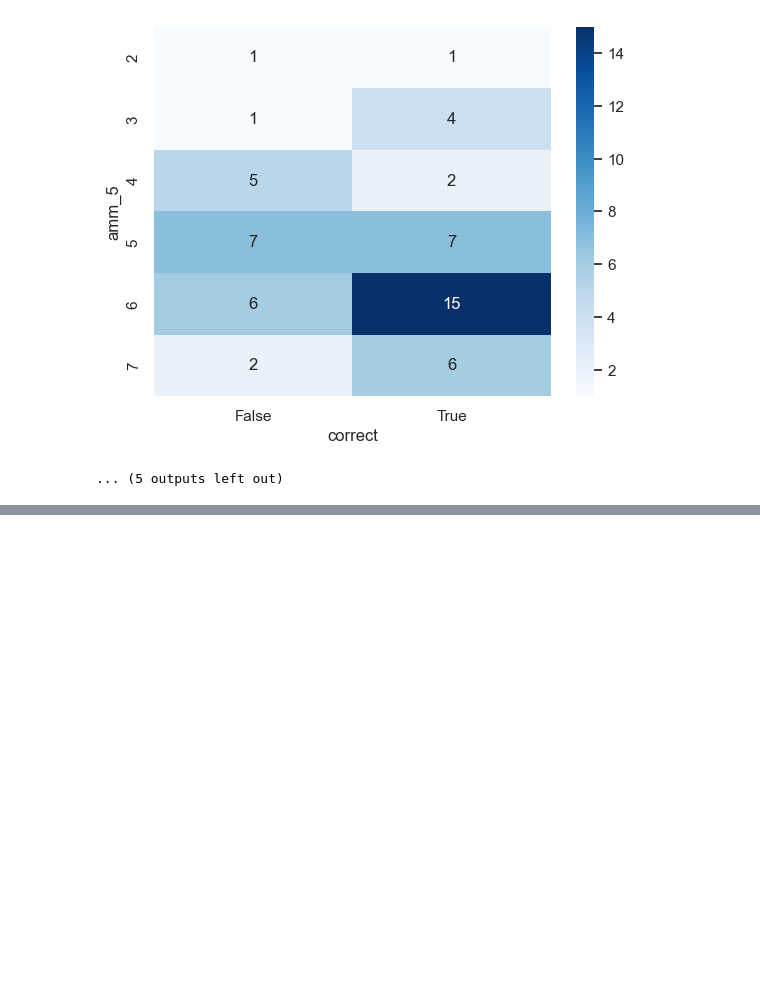
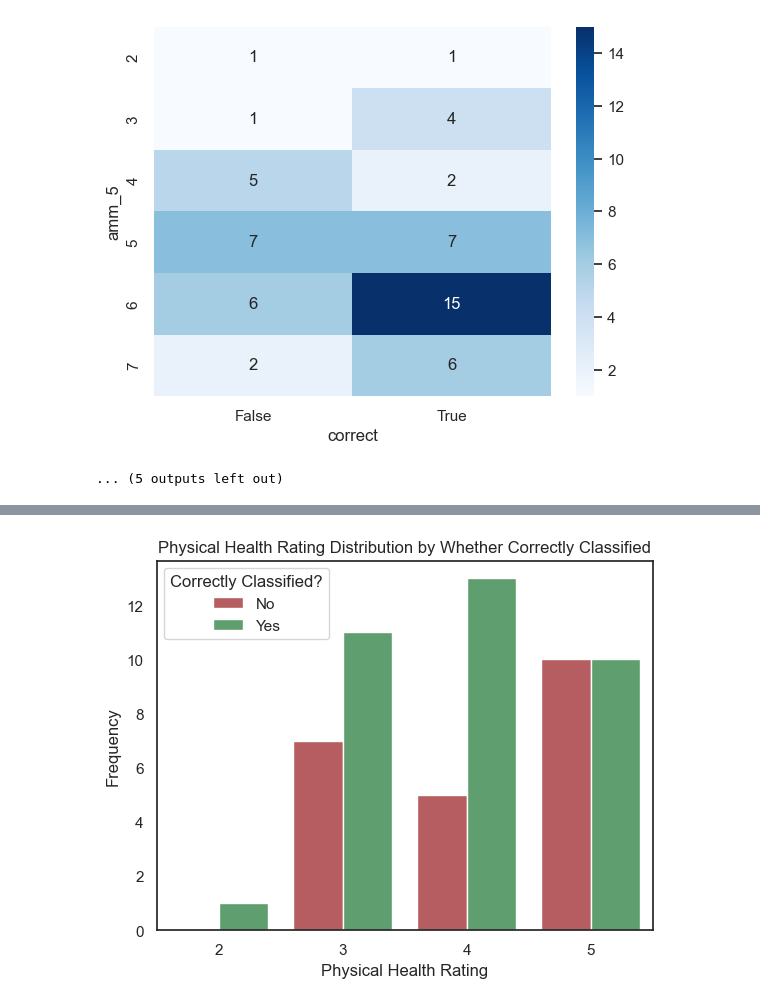
Before and after one commit to duncan-ross/cv-fall-risk-predictions, a Jupyter notebook: src/posthoc-analysis.ipynb, the cells around one changed output, grey strips where cells are left out. Cells and saved outputs as stored; diff of their text form; code cells hidden in the pictures; blank space fills up the shorter version.

```diff
--- a/src/posthoc-analysis.ipynb
+++ b/src/posthoc-analysis.ipynb
@@ -36,7 +36,7 @@ feature_plots = {
     "SEE_2": "heatmap",
     "SEE_3": "heatmap",
     "SC9": "heatmap",
-    "Global01": "heatmap",
+    "Global01": "barplot",
     "Global03": "barplot"
 }
 # %%
@@ -71,0 +87,10 @@ for feature, plot_type in feature_plots.items():
+# %%
+# Health Plot
+sns.countplot(merged_results, x=feature, hue="Correctly Classified?")
+plt.xlabel("Physical Health Rating")
+plt.ylabel("Frequency")
+plt.title("Physical Health Rating Distribution by Whether Correctly Classified")
+plt.savefig("../visuals/health-plot.png", dpi=300, bbox_inches="tight")
+plt.show()
+# %% [output]
+[figure, added]
```
Also changed, not shown: parts of 2 cells of this notebook, 2 other files.
